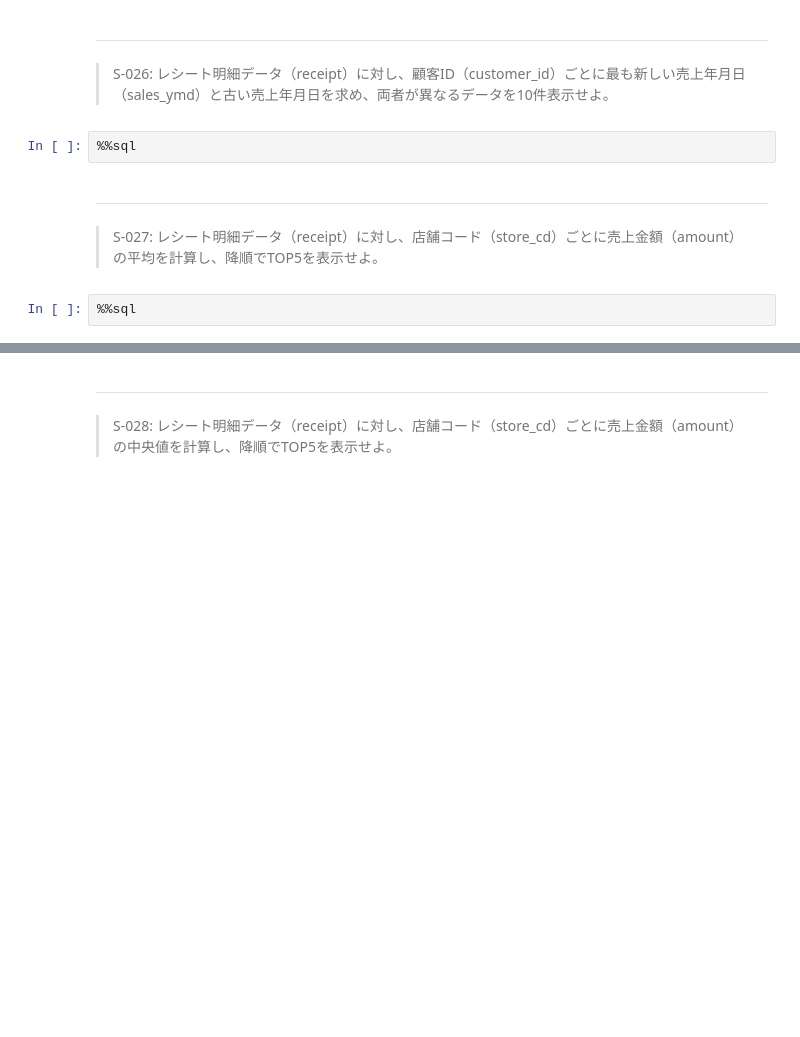
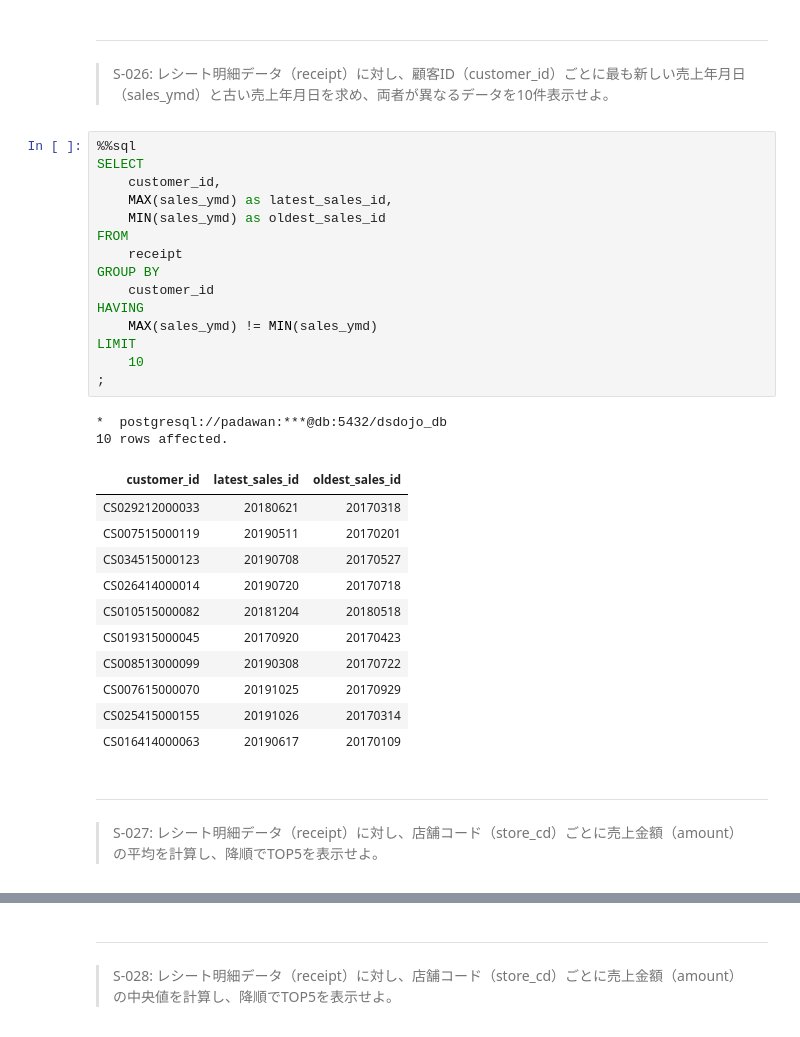
Before and after one commit to ayakakawabe/100knocks-preprocess, a Jupyter notebook: docker/work/preprocess_knock_SQL.ipynb, the cells around one changed output, grey strips where cells are left out. Drawn from its saved outputs; the diff is of its cells as text; blank space fills up the shorter version.

```diff
--- a/docker/work/preprocess_knock_SQL.ipynb
+++ b/docker/work/preprocess_knock_SQL.ipynb
@@ -495,10 +631,35 @@ LIMIT 10;
 # %% [markdown]
 ---
 > S-026: レシート明細データ（receipt）に対し、顧客ID（customer_id）ごとに最も新しい売上年月日（sales_ymd）と古い売上年月日を求め、両者が異なるデータを10件表示せよ。
-# %%
-%%sql
+# %%
+%%sql
+SELECT
+    customer_id,
+    MAX(sales_ymd) as latest_sales_id,
+    MIN(sales_ymd) as oldest_sales_id
+FROM
+    receipt
+GROUP BY
+    customer_id
+HAVING
+    MAX(sales_ymd) != MIN(sales_ymd)
+LIMIT
+    10
+;
+# %% [output]
+*  postgresql://padawan:***@db:5432/dsdojo_db
+10 rows affected.
+| customer_id | latest_sales_id | oldest_sales_id |
+| CS029212000033 | 20180621 | 20170318 |
+| CS007515000119 | 20190511 | 20170201 |
+| CS034515000123 | 20190708 | 20170527 |
+| CS026414000014 | 20190720 | 20170718 |
+| CS010515000082 | 20181204 | 20180518 |
+| CS019315000045 | 20170920 | 20170423 |
+| CS008513000099 | 20190308 | 20170722 |
+| CS007615000070 | 20191025 | 20170929 |
+| CS025415000155 | 20191026 | 20170314 |
+| CS016414000063 | 20190617 | 20170109 |
 # %% [markdown]
 ---
 > S-027: レシート明細データ（receipt）に対し、店舗コード（store_cd）ごとに売上金額（amount）の平均を計算し、降順でTOP5を表示せよ。
-# %%
-%%sql
```
Also changed, not shown: parts of 15 cells of this notebook, 2 other files.
